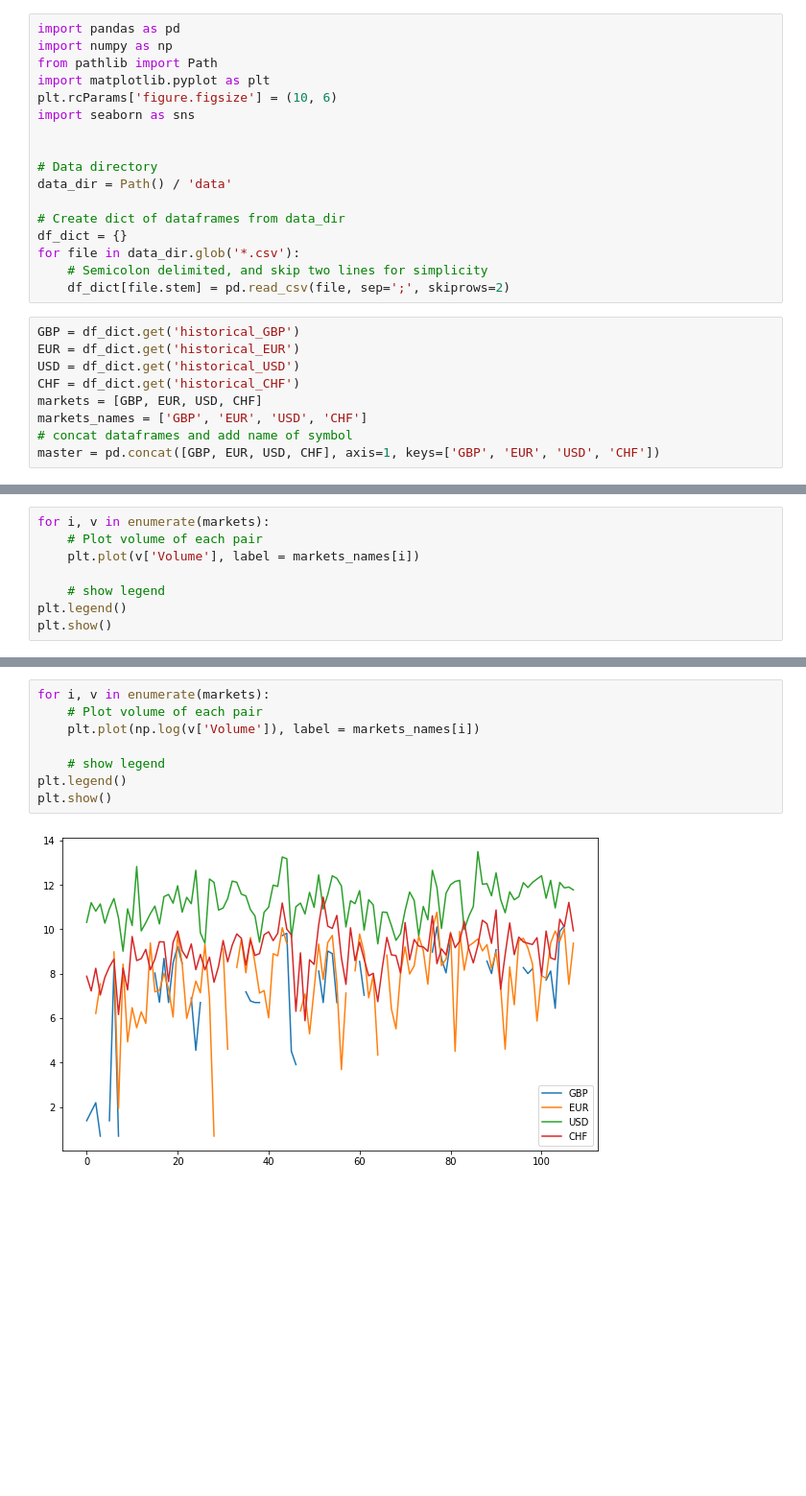
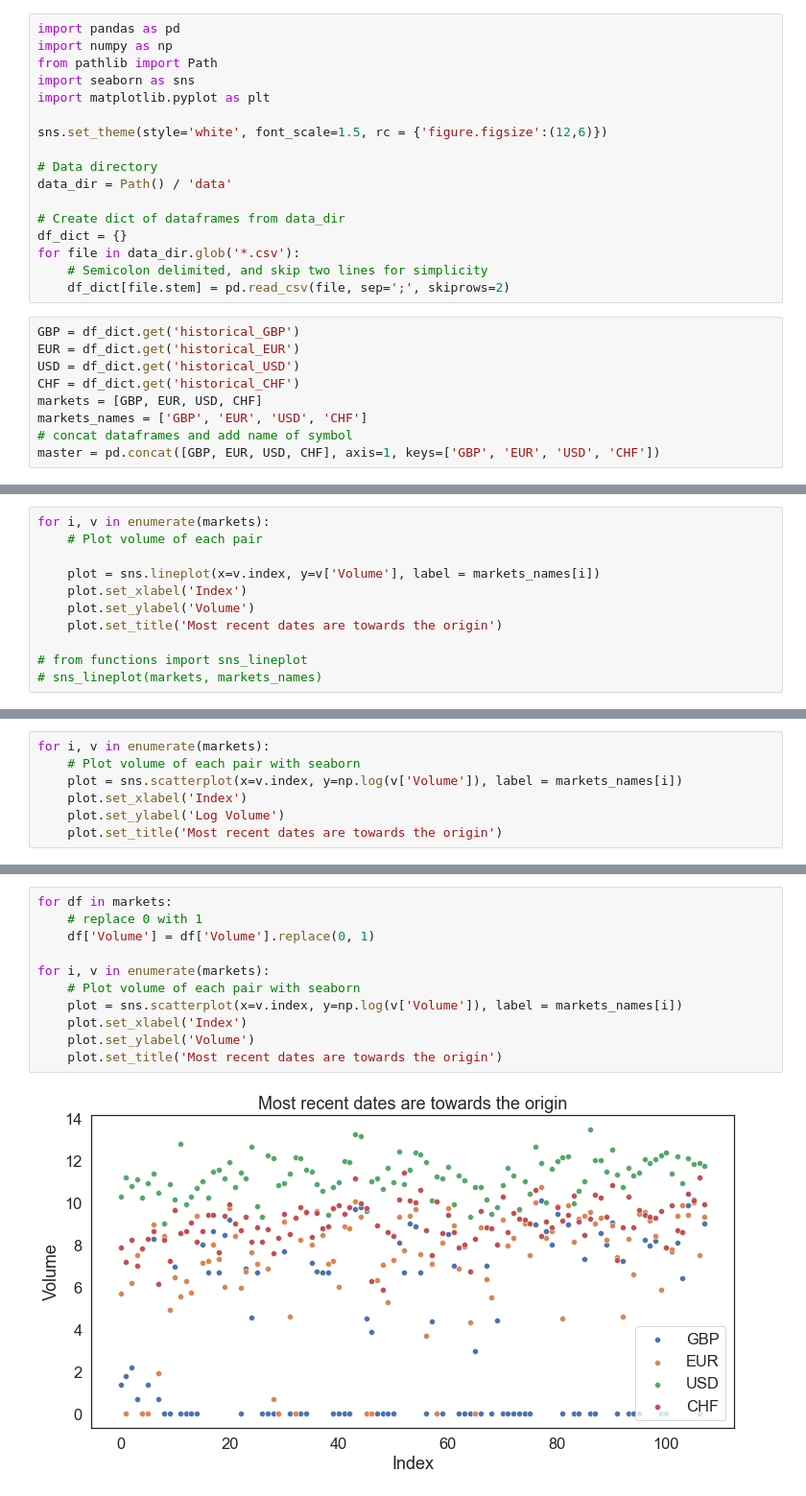
Before and after one commit to algo-dude/ETPLiquidity, a Jupyter notebook: liquidity.ipynb, the cells around one changed output, grey strips where cells are left out. Shown at 96% size. Cells and saved outputs as stored; diff of their text form; blank space fills up the shorter version.

```diff
--- a/liquidity.ipynb
+++ b/liquidity.ipynb
@@ -2,10 +2,10 @@
 import pandas as pd
 import numpy as np
 from pathlib import Path
+import seaborn as sns
 import matplotlib.pyplot as plt
-plt.rcParams['figure.figsize'] = (10, 6)
-import seaborn as sns
 
+sns.set_theme(style='white', font_scale=1.5, rc = {'figure.figsize':(12,6)})
 
 # Data directory
 data_dir = Path() / 'data'
@@ -48,0 +48,11 @@ master[0:30]
+# %%
+for i, v in enumerate(markets):
+    # Plot volume of each pair
+
+    plot = sns.lineplot(x=v.index, y=v['Volume'], label = markets_names[i])
+    plot.set_xlabel('Index')
+    plot.set_ylabel('Volume')
+    plot.set_title('Most recent dates are towards the origin')
+
+# from functions import sns_lineplot
+# sns_lineplot(markets, markets_names)
@@ -49,9 +61,8 @@ master[0:30]
 # %%
 for i, v in enumerate(markets):
-    # Plot volume of each pair
-    plt.plot(v['Volume'], label = markets_names[i])
-
-    # show legend
-plt.legend()
-plt.show()
+    # Plot volume of each pair with seaborn
+    plot = sns.scatterplot(x=v.index, y=np.log(v['Volume']), label = markets_names[i])
+    plot.set_xlabel('Index')
+    plot.set_ylabel('Log Volume')
+    plot.set_title('Most recent dates are towards the origin')
 # %% [output]
@@ -59,10 +72,13 @@ plt.show()
 # %%
+for df in markets:
+    # replace 0 with 1
+    df['Volume'] = df['Volume'].replace(0, 1)
+
 for i, v in enumerate(markets):
-    # Plot volume of each pair
-    plt.plot(np.log(v['Volume']), label = markets_names[i])
-
-    # show legend
-plt.legend()
-plt.show()
+    # Plot volume of each pair with seaborn
+    plot = sns.scatterplot(x=v.index, y=np.log(v['Volume']), label = markets_names[i])
+    plot.set_xlabel('Index')
+    plot.set_ylabel('Volume')
+    plot.set_title('Most recent dates are towards the origin')
 # %% [output]
-[figure, old version]
+[figure, new version]
```
Also changed, not shown: parts of 11 cells of this notebook, 1 other file.
